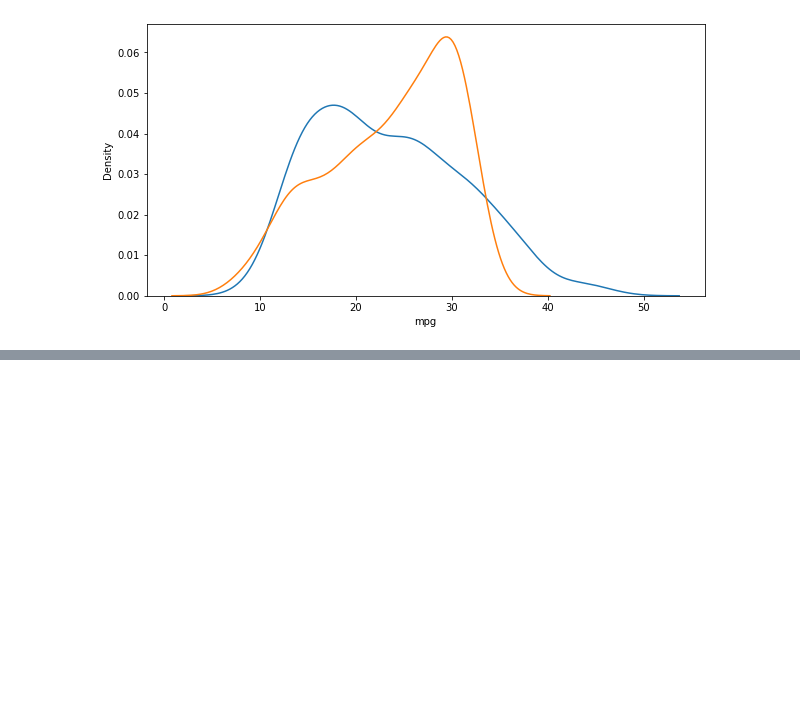
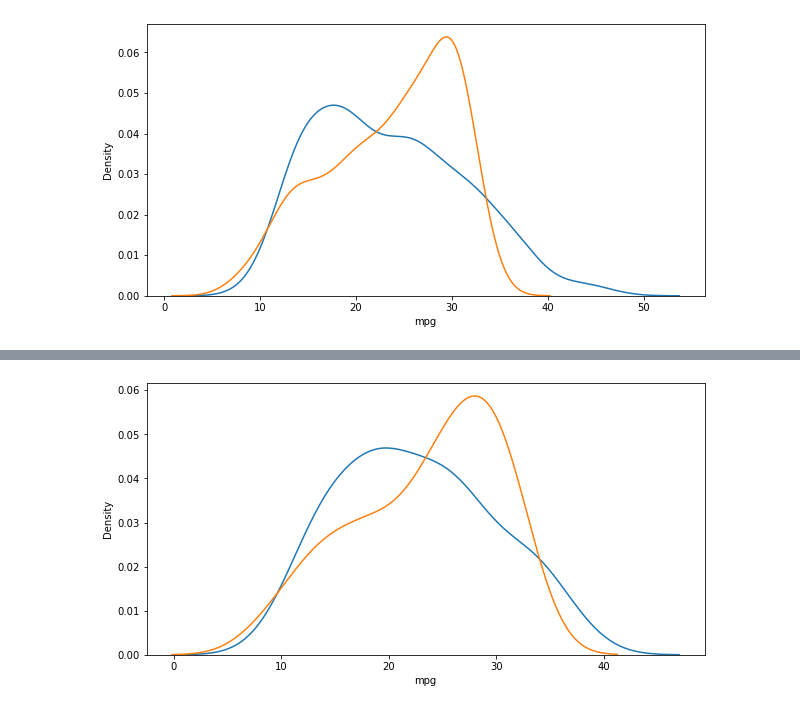
Before and after one commit to leeyerin11/machinelearning_notes, a Jupyter notebook: 회귀 기초.ipynb, the cells around one changed output, grey strips where cells are left out. Cells and saved outputs as stored; diff of their text form; code cells hidden in the pictures; blank space fills up the shorter version.

```diff
--- a/회귀 기초.ipynb
+++ b/회귀 기초.ipynb
@@ -157,0 +207,2 @@ plt.show()
+# %%
+lr=LinearRegression()
@@ -157,0 +221,8 @@ plt.show()
+# %%
+y_hat=lr.predict(X_test)
+plt.figure(figsize=(10,5))
+ax1=sns.distplot(y_test,hist=False,label="y_test")
+ax2=sns.distplot(y_hat,hist=False,label="y_hat",ax=ax1)
+plt.show()
+# %% [output]
+[figure, added]
```
Also changed, not shown: parts of 11 cells of this notebook.
